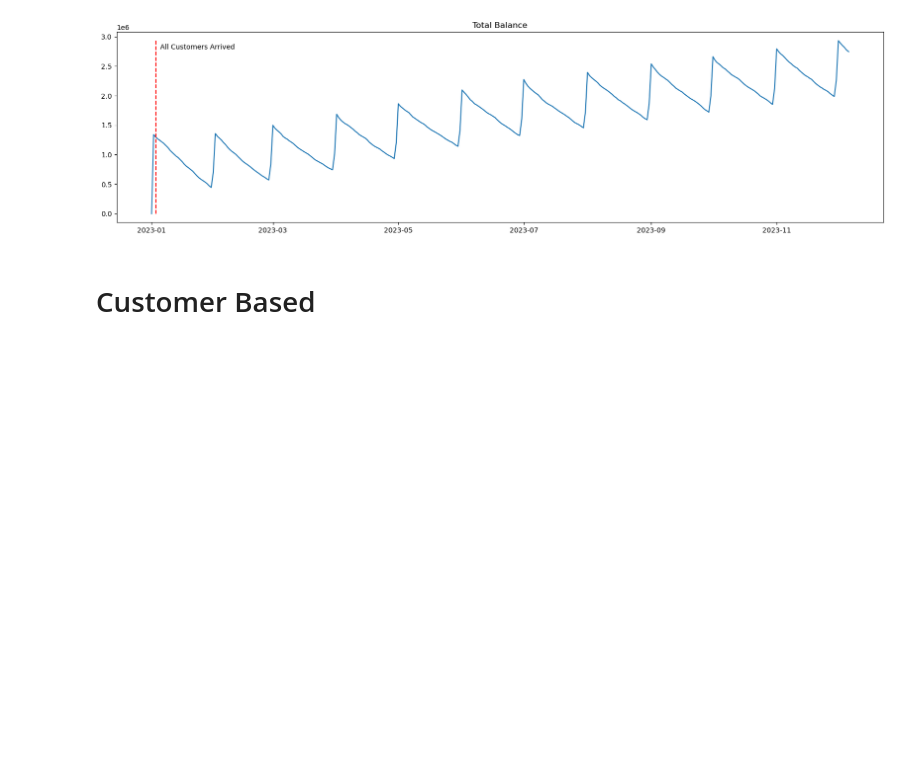
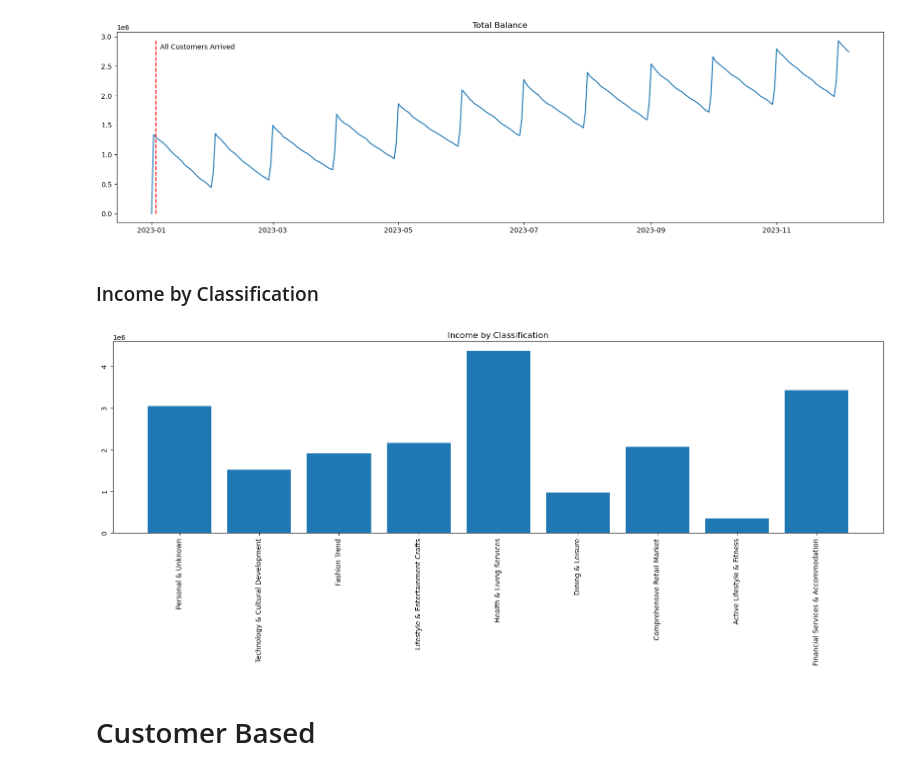
Before and after one commit to UoB-DSMP-2023-24/dsmp-2024-group-29, a Jupyter notebook: code/formal/Visualisation.ipynb, the cells around one changed output. Cells and saved outputs as stored; diff of their text form; code cells hidden in the pictures; blank space fills up the shorter version.

```diff
--- a/code/formal/Visualisation.ipynb
+++ b/code/formal/Visualisation.ipynb
@@ -5,6 +5,7 @@ import matplotlib.pyplot as plt
 from matplotlib.pyplot import text
 # %%
 df=pd.read_csv('fixed_simulated_transaction_2024.csv')
+backup_df=df
 df['Timestamp']=pd.to_datetime(df['Timestamp'],format='%Y/%m/%d %H:%M')
 df['Date']=pd.to_datetime(df['Timestamp'].dt.date)
 df['day_of_week']=df['Timestamp'].dt.dayofweek
@@ -192,6 +193,30 @@ plt.title('Total Balance')
 plt.show()
 # %% [output]
 [figure]
+# %% [markdown]
+### Income by Classification
+# %%
+income_df=backup_df[backup_df['Amount']>0]
+income_df=income_df.iloc[:,[3,6]].groupby('Classification Number').agg(sum)
+# %%
+class_index=['Personal & Unknown',
+             'Technology & Cultural Development',
+             'Fashion Trend','Lifestyle & Entertainment Crafts',
+             'Health & Living Services',
+             'Dining & Leisure',
+             'Comprehensive Retail Market',
+             'Active Lifestyle & Fitness',
+             'Financial Services & Accommodation']
+income_df['Classification Title']=class_index
+income_df.set_index('Classification Title',inplace=True)
+# %%
+plt.figure(figsize=(20,5))
+plt.bar(income_df.index,income_df.Amount)
+plt.tick_params(labelrotation=90)
+plt.title('Income by Classification')
+plt.show()
+# %% [output]
+[figure, added]
 # %% [markdown]
 # Customer Based
 # %%
```
Also changed, not shown: parts of 4 cells of this notebook.
